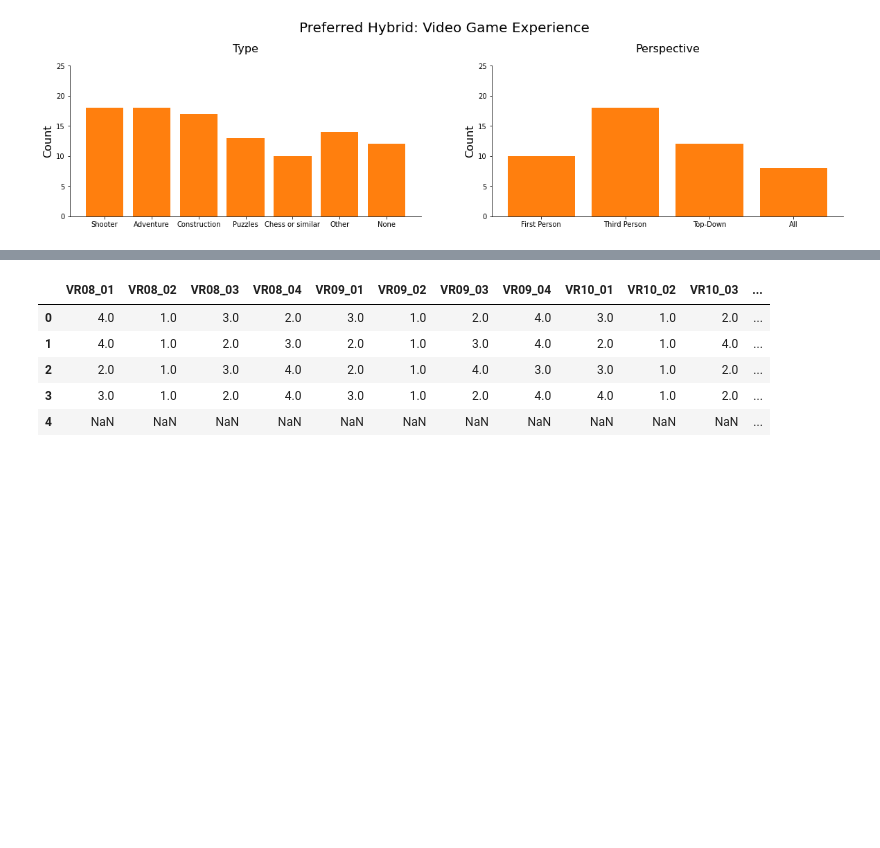
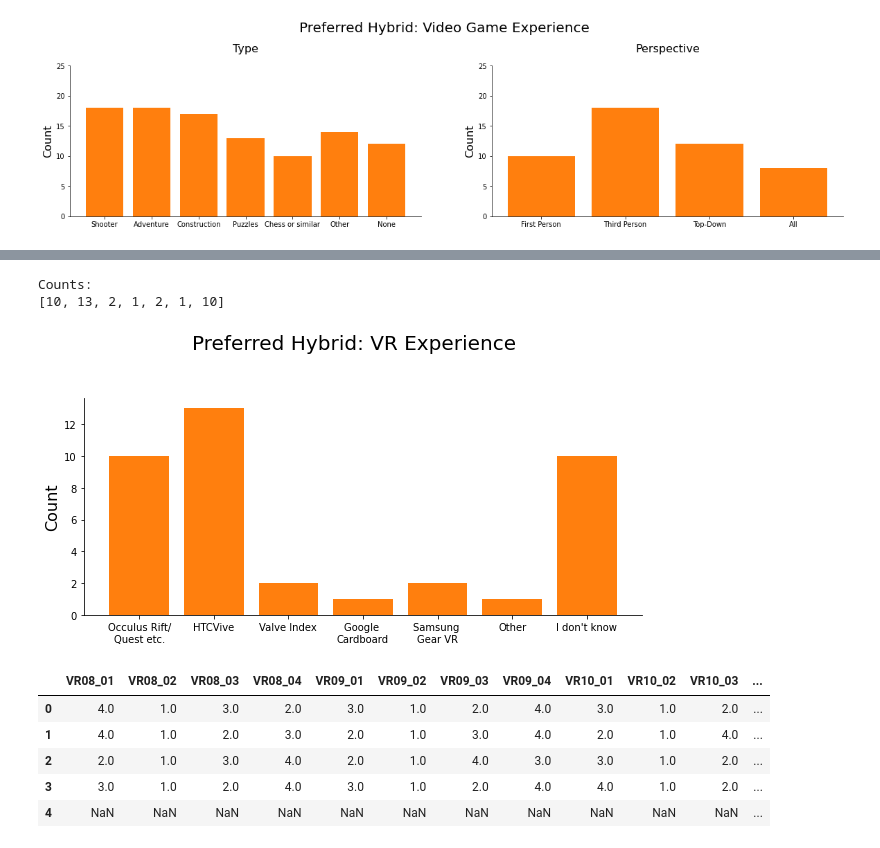
Before and after one commit to ELI-VR/ELI-VR-DataAnalysis, a Jupyter notebook: Questionnaire-Data-Plots-and-Comparisons.ipynb, the cells around one changed output, grey strips where cells are left out. Drawn from its saved outputs; the diff is of its cells as text; code cells hidden in the pictures; blank space fills up the shorter version.

```diff
--- a/Questionnaire-Data-Plots-and-Comparisons.ipynb
+++ b/Questionnaire-Data-Plots-and-Comparisons.ipynb
@@ -387,7 +387,7 @@ Counts Perspective:
 [10, 18, 12, 8]
 [figure]
 # %%
-def plot_VR_exp(mode, title):
+def plot_VR_exp(mode, title, color=None):
     '''
     mode (int): 1 for fp, 2 for hybrid
     '''
@@ -409,7 +409,7 @@ def plot_VR_exp(mode, title):
 
     ax.tick_params(axis='both', which='major', labelsize=10)
     ax.set_ylabel('Count', fontsize=16)
-    ax.bar(x=names, height=counts, color='#1f77b4')
+    ax.bar(x=names, height=counts, color=color)
 
 
     print("Counts:")
@@ -417,3 +423,9 @@ def plot_VR_exp(mode, title):
+# %%
+plot_VR_exp(2, "Preferred Hybrid: VR Experience", sns.color_palette('tab10')[1])
+# %% [output]
+Counts:
+[10, 13, 2, 1, 2, 1, 10]
+[figure, added]
 # %%
 df_ranking = pd.read_excel('data/data_questionnaires.xlsx')
 df_ranking_areas = df_ranking[['VR08_01', 'VR08_02', 'VR08_03', 'VR08_04', 'VR09_01', 'VR09_02', 'VR09_03', 'VR09_04', 'VR10_01', 'VR10_02', 'VR10_03', 'VR10_04']]
```
Also changed, not shown: parts of 5 cells of this notebook.
